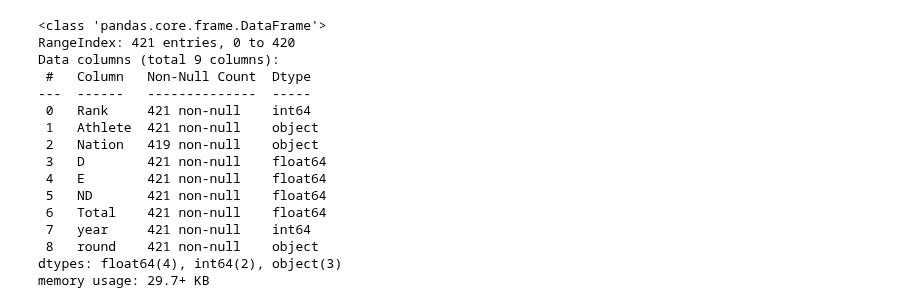
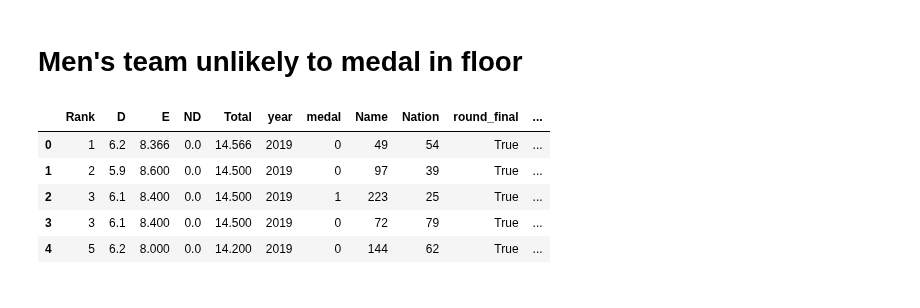
Before and after one commit to RyanJTalbot/MSDS, a Jupyter notebook: Core/Data Mining Foundations/Data Mining Project/Project/competition_gym2023/modeling/men/fx.ipynb, the cells around one changed output. Drawn from its saved outputs; the diff is of its cells as text; code cells hidden in the pictures.

Commit message:
Update vital skills and data minin proj

```diff
--- a/Core/Data Mining Foundations/Data Mining Project/Project/competition_gym2023/modeling/men/fx.ipynb
+++ b/Core/Data Mining Foundations/Data Mining Project/Project/competition_gym2023/modeling/men/fx.ipynb
@@ -1,3 +1,5 @@
+# %% [markdown]
+# Men's team unlikely to medal in floor
 # %%
 import pandas as pd
 import numpy as np
@@ -26,19 +29,14 @@ df = pd.read_csv('../../Combine_Data/men/fx.csv')
+# %%
+df = pd.read_csv('../../Combine_Data/men/fx_encoded.csv')
+olymp = pd.read_csv('../../Data/cleandata22-23/encoded_m_olympics_fx.csv')
+fxnames = pd.read_csv('../../Data/cleandata22-23/encoded_m_olympics_fxnames.csv')
+fxolymp = pd.read_csv('../../Data/cleandata22-23/men22_23.csv')
 # %%
-df.info()
+df.head()
 # %% [output]
-<class 'pandas.core.frame.DataFrame'>
-RangeIndex: 421 entries, 0 to 420
-Data columns (total 9 columns):
- #   Column   Non-Null Count  Dtype
----  ------   --------------  -----
- 0   Rank     421 non-null    int64
- 1   Athlete  421 non-null    object
- 2   Nation   419 non-null    object
- 3   D        421 non-null    float64
- 4   E        421 non-null    float64
- 5   ND       421 non-null    float64
- 6   Total    421 non-null    float64
- 7   year     421 non-null    int64
- 8   round    421 non-null    object
-dtypes: float64(4), int64(2), object(3)
-memory usage: 29.7+ KB
+|  | Rank | D | E | ND | Total | year | medal | Name | Nation | round_final | ... |
+| 0 | 1 | 6.2 | 8.366 | 0.0 | 14.566 | 2019 | 0 | 49 | 54 | True | ... |
+| 1 | 2 | 5.9 | 8.600 | 0.0 | 14.500 | 2019 | 0 | 97 | 39 | True | ... |
+| 2 | 3 | 6.1 | 8.400 | 0.0 | 14.500 | 2019 | 1 | 223 | 25 | True | ... |
+| 3 | 3 | 6.1 | 8.400 | 0.0 | 14.500 | 2019 | 0 | 72 | 79 | True | ... |
+| 4 | 5 | 6.2 | 8.000 | 0.0 | 14.200 | 2019 | 0 | 144 | 62 | True | ... |
```
Also changed, not shown: parts of 22 cells of this notebook, 25 other files.
